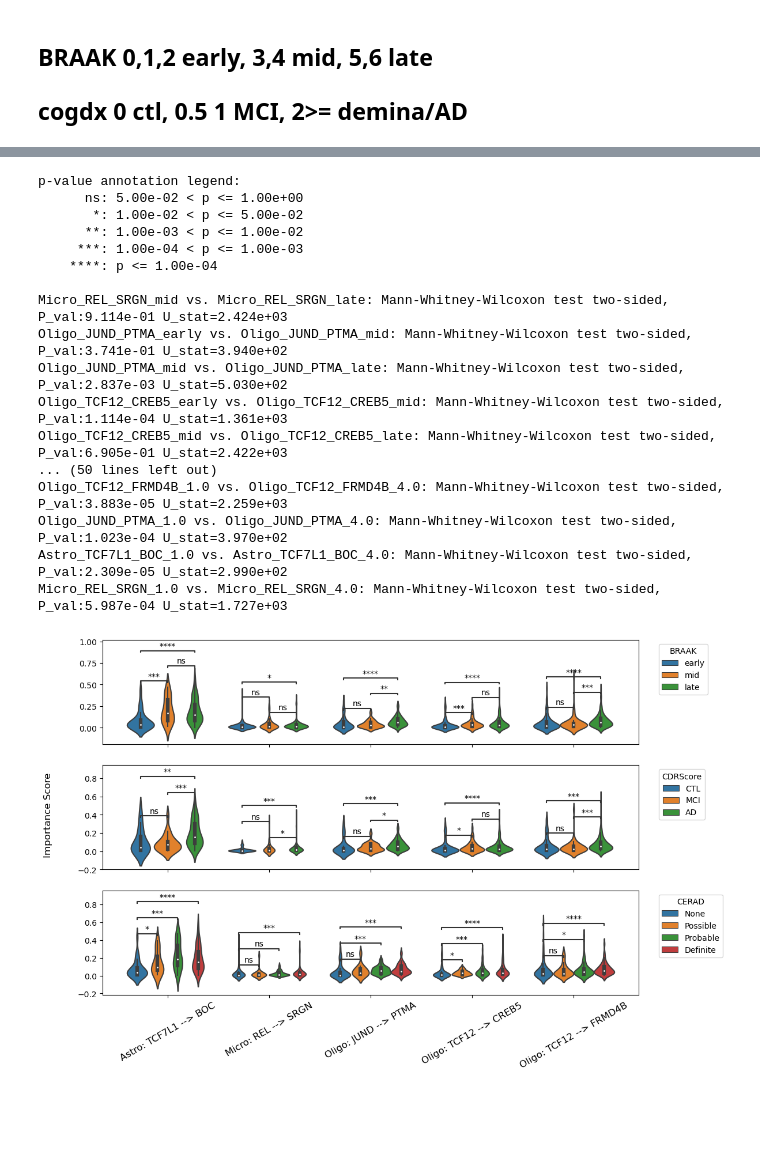
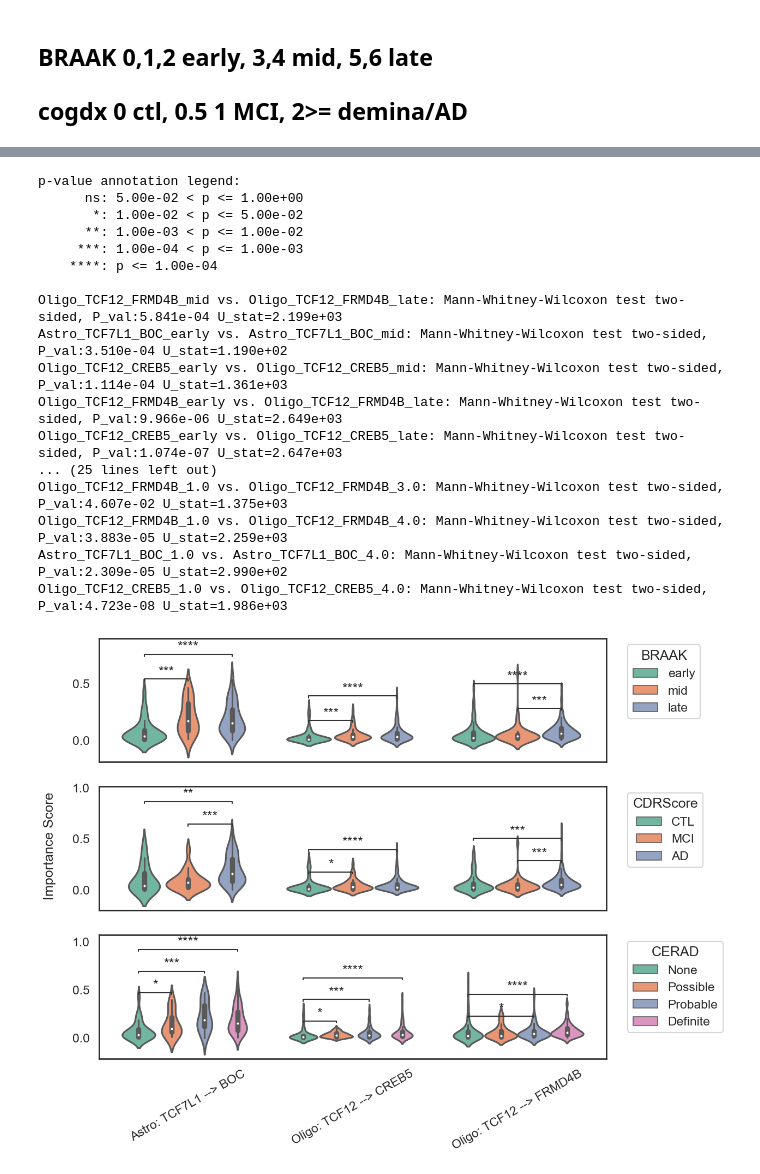
Before and after one commit to Oafish1/iBrainMap-Analysis, a Jupyter notebook: scripts/ting3_4/Fig4_violin_plot.ipynb, the cells around one changed output, grey strips where cells are left out. Drawn from its saved outputs; the diff is of its cells as text; code cells hidden in the pictures; blank space fills up the shorter version.

Commit message:
Plot formatting

```diff
--- a/scripts/ting3_4/Fig4_violin_plot.ipynb
+++ b/scripts/ting3_4/Fig4_violin_plot.ipynb
@@ -23,6 +26,14 @@ from adjustText import adjust_text
 
 # Suppress all warnings
 warnings.filterwarnings("ignore")
+
+# Style
+sns.set_theme(context='talk', style='white', palette='Set2')
+matplotlib.rcParams['pdf.fonttype'] = 42
+matplotlib.rcParams['ps.fonttype'] = 42
+# Figure transparency
+# matplotlib.rcParams['figure.facecolor'] = (1., 0., 0., 0.3)  # Debugging
+matplotlib.rcParams['figure.facecolor'] = (1., 0., 0., 0.)
 # %%
 edge_att = pd.read_csv('../../data/freeze3/c15_att_02_11/MSSM_attn_all_224.csv')
 # %%
@@ -106,14 +109,15 @@ edge_att_GRN_plot_dropna.head()
 # [s for s in np.unique(edge_att_GRN_plot_dropna['edge_id']) if s.startswith('Oligo_ETV')]
 # select_edge = []
 # select_edge = ['Astro_FOS_HSPB8', 'Astro_TCF7L1_BOC', 'Micro_REL_SRGN', 'Oligo_JUND_PTMA', 'Oligo_TCF12_CREB5', 'Oligo_TCF12_FRMD4B', 'PVM_REL_SRGN']
-select_edge = ['Astro_TCF7L1_BOC', 'Micro_REL_SRGN', 'Oligo_JUND_PTMA', 'Oligo_TCF12_CREB5', 'Oligo_TCF12_FRMD4B']
+# select_edge = ['Astro_TCF7L1_BOC', 'Micro_REL_SRGN', 'Oligo_JUND_PTMA', 'Oligo_TCF12_CREB5', 'Oligo_TCF12_FRMD4B']
+select_edge = ['Astro_TCF7L1_BOC', 'Oligo_TCF12_CREB5', 'Oligo_TCF12_FRMD4B']
 
 edge_att_GRN_plot_dropna_try = edge_att_GRN_plot_dropna.loc[edge_att_GRN_plot_dropna['edge_id'].isin(select_edge)]
 # %%
 # NCK
 from itertools import product
 
-fig, axs = plt.subplots(3, 1, sharex=True, figsize=(12, 8))
+fig, axs = plt.subplots(3, 1, sharex=True, figsize=(12, 10))
 
 order =  np.unique(edge_att_GRN_plot_dropna_try['edge_id']).tolist()
 
@@ -129,7 +133,7 @@ axs[0].set_xlabel('')
 axs[0].legend(title='BRAAK',loc='upper left', bbox_to_anchor=(1.03, 1))
 
 annotator0 = Annotator(axs[0], pairs, data=edge_att_GRN_plot_dropna_try, x="edge_id", y="att_ave", order=order, hue="BRAAK_Stage", hue_order=hue_order)
-annotator0.configure(test='Mann-Whitney', text_format='star', loc='inside')
+annotator0.configure(test='Mann-Whitney', text_format='star', loc='inside', hide_non_significant=True)  # NCK
 #annotator.apply_and_annotate()
 annotator0.apply_test()
 annotator0.annotate()
@@ -151,7 +155,7 @@ axs[1].legend(title='CDRScore',loc='upper left', bbox_to_anchor=(1.03, 1))
 #axs[1].xticks(rotation=30, fontsize = 6)
 
 annotator1 = Annotator(axs[1], pairs, data=edge_att_GRN_plot_dropna_try, x="edge_id", y="att_ave", order=order, hue="CDRScore_Stage", hue_order=hue_order)
-annotator1.configure(test='Mann-Whitney', text_format='star', loc='inside')
+annotator1.configure(test='Mann-Whitney', text_format='star', loc='inside', hide_non_significant=True)  # NCK
 #annotator.apply_and_annotate()
 annotator1.apply_test()
 annotator1.annotate()
@@ -180,52 +184,52 @@ for t in axs[2].legend_.get_texts():
 #axs[2].set_xticks(select_edge, rotation=30, fontsize = 12)
 
 #axs[2].set_xticks([i - 1 for i in range(len(select_edge))])
-axs[2].set_xticklabels(select_edge, rotation=30, fontsize=12)
+axs[2].set_xticklabels(select_edge, rotation=30)  # , fontsize=12
 
 annotator2 = Annotator(axs[2], pairs, data=edge_att_GRN_plot_dropna_try, x="edge_id", y="att_ave", order=order, hue="CERAD", hue_order=hue_order)
-annotator2.configure(test='Mann-Whitney', text_format='star', loc='inside')
+annotator2.configure(test='Mann-Whitney', text_format='star', loc='inside', hide_non_significant=True)  # NCK
 #annotator.apply_and_annotate()
 annotator2.apply_test()
 annotator2.annotate()
 
 # Format edge symbols on X axis
 labels = axs[2].get_xticklabels()
 for l in labels:
     text = l.get_text()
     text = text.split('_')
     text = '_'.join(text[:-2]) + ': ' + ' --> '.join(text[-2:])
     l.set_text(text)
 axs[2].set_xticklabels(labels)
 
 #plt.tight_layout()
 
 # Show the plot
 
 #plt.xticks(rotation=30, fontsize = 12)
 #plt.ylabel('Attention Score')
 #plt.xlabel('')
 #plt.legend(title='AD Progression (CERAD)',loc='upper left', bbox_to_anchor=(1.03, 1))
-fig.text( 0.04, 0.5,'Importance Score', va='center', rotation='vertical', fontsize=12)
-plt.savefig('../plots/phenotype_distribution.png', dpi=600, bbox_inches='tight')
+fig.text( 0.04, 0.5,'Importance Score', va='center', rotation='vertical')  # , fontsize=12
+plt.savefig('../plots/figure_4_distribution.pdf', bbox_inches='tight')
 plt.show()
 # %% [output]
 p-value annotation legend:
       ns: 5.00e-02 < p <= 1.00e+00
        *: 1.00e-02 < p <= 5.00e-02
       **: 1.00e-03 < p <= 1.00e-02
      ***: 1.00e-04 < p <= 1.00e-03
     ****: p <= 1.00e-04
 
-Micro_REL_SRGN_mid vs. Micro_REL_SRGN_late: Mann-Whitney-Wilcoxon test two-sided, P_val:9.114e-01 U_stat=2.424e+03
-Oligo_JUND_PTMA_early vs. Oligo_JUND_PTMA_mid: Mann-Whitney-Wilcoxon test two-sided, P_val:3.741e-01 U_stat=3.940e+02
-Oligo_JUND_PTMA_mid vs. Oligo_JUND_PTMA_late: Mann-Whitney-Wilcoxon test two-sided, P_val:2.837e-03 U_stat=5.030e+02
+Oligo_TCF12_FRMD4B_mid vs. Oligo_TCF12_FRMD4B_late: Mann-Whitney-Wilcoxon test two-sided, P_val:5.841e-04 U_stat=2.199e+03
+Astro_TCF7L1_BOC_early vs. Astro_TCF7L1_BOC_mid: Mann-Whitney-Wilcoxon test two-sided, P_val:3.510e-04 U_stat=1.190e+02
 Oligo_TCF12_CREB5_early vs. Oligo_TCF12_CREB5_mid: Mann-Whitney-Wilcoxon test two-sided, P_val:1.114e-04 U_stat=1.361e+03
-Oligo_TCF12_CREB5_mid vs. Oligo_TCF12_CREB5_late: Mann-Whitney-Wilcoxon test two-sided, P_val:6.905e-01 U_stat=2.422e+03
-... (50 lines left out)
+Oligo_TCF12_FRMD4B_early vs. Oligo_TCF12_FRMD4B_late: Mann-Whitney-Wilcoxon test two-sided, P_val:9.966e-06 U_stat=2.649e+03
+Oligo_TCF12_CREB5_early vs. Oligo_TCF12_CREB5_late: Mann-Whitney-Wilcoxon test two-sided, P_val:1.074e-07 U_stat=2.647e+03
+... (25 lines left out)
+Oligo_TCF12_FRMD4B_1.0 vs. Oligo_TCF12_FRMD4B_3.0: Mann-Whitney-Wilcoxon test two-sided, P_val:4.607e-02 U_stat=1.375e+03
 Oligo_TCF12_FRMD4B_1.0 vs. Oligo_TCF12_FRMD4B_4.0: Mann-Whitney-Wilcoxon test two-sided, P_val:3.883e-05 U_stat=2.259e+03
-Oligo_JUND_PTMA_1.0 vs. Oligo_JUND_PTMA_4.0: Mann-Whitney-Wilcoxon test two-sided, P_val:1.023e-04 U_stat=3.970e+02
 Astro_TCF7L1_BOC_1.0 vs. Astro_TCF7L1_BOC_4.0: Mann-Whitney-Wilcoxon test two-sided, P_val:2.309e-05 U_stat=2.990e+02
-Micro_REL_SRGN_1.0 vs. Micro_REL_SRGN_4.0: Mann-Whitney-Wilcoxon test two-sided, P_val:5.987e-04 U_stat=1.727e+03
+Oligo_TCF12_CREB5_1.0 vs. Oligo_TCF12_CREB5_4.0: Mann-Whitney-Wilcoxon test two-sided, P_val:4.723e-08 U_stat=1.986e+03
-[figure, old version]
+[figure, new version]
 # %%
 axs[2].legend_.get_texts()[0].set_text('No')
```
Also changed, not shown: parts of 3 cells of this notebook, 10 other files.
